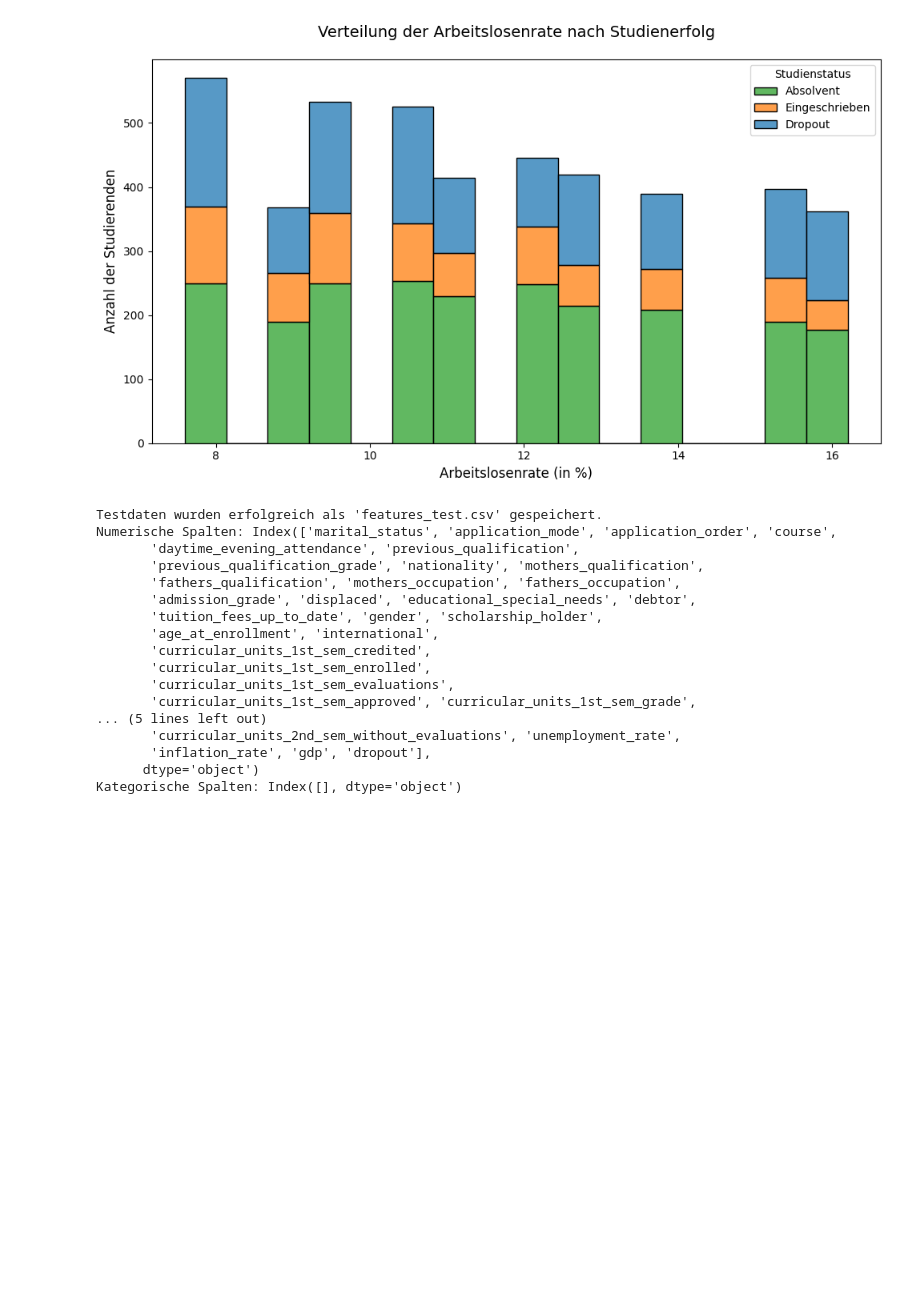
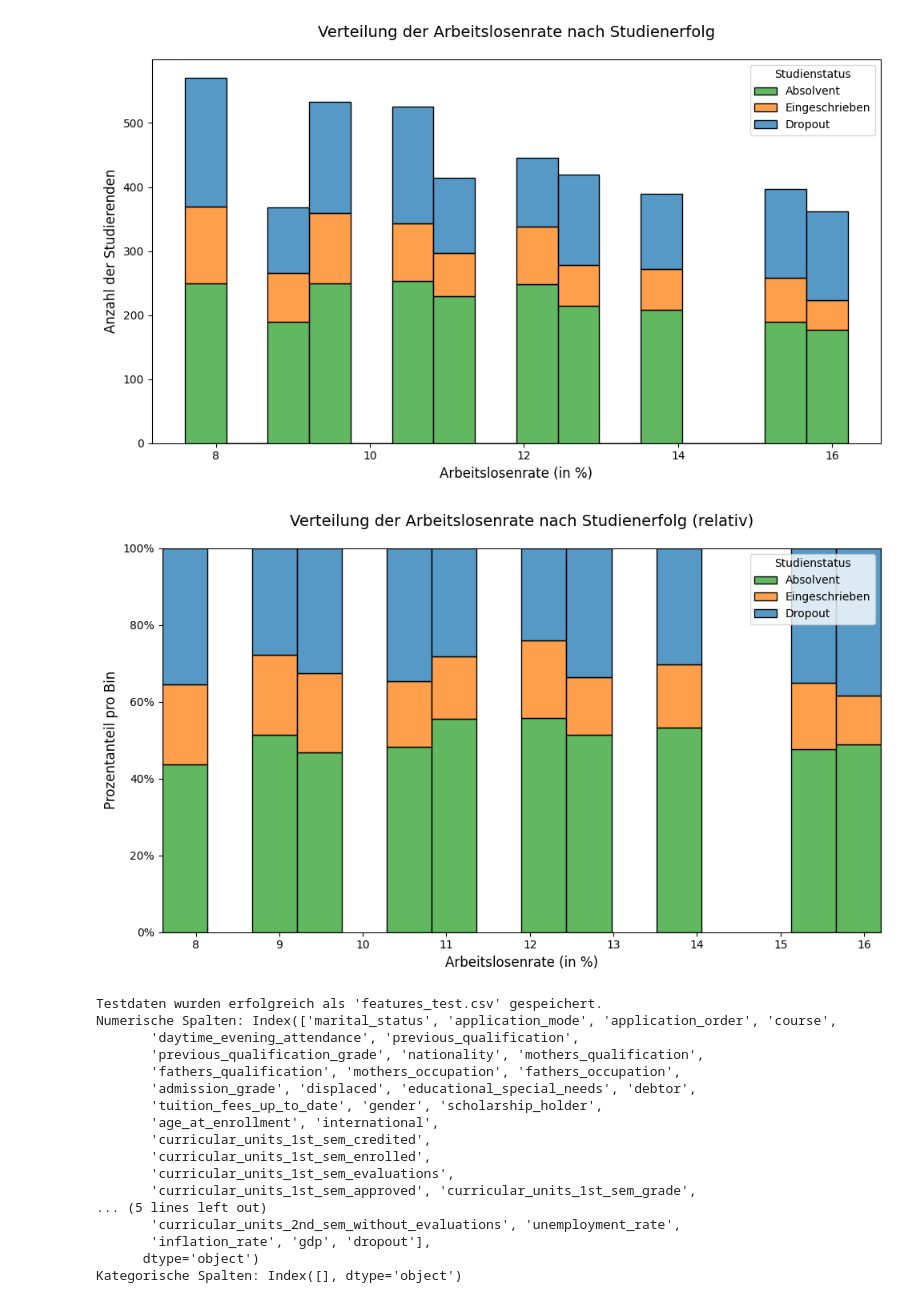
Before and after one commit to Sorour2025/SorourEndProjekt, a Jupyter notebook: data.ipynb, the cells around one changed output. Saved outputs shown, nothing was run; the diff lists cells and outputs as text; code cells hidden in the pictures; blank space fills up the shorter version.

```diff
--- a/data.ipynb
+++ b/data.ipynb
@@ -408,6 +410,31 @@ plt.tight_layout()
 plt.show()
 # %% [output]
 [figure]
+# %%
+import matplotlib.pyplot as plt
+import seaborn as sns
+from matplotlib.ticker import PercentFormatter
+
+plt.figure(figsize=(10, 6))
+
+sns.histplot(
+    data=df,
+    x='unemployment_rate',
+    hue='target',
+    multiple='fill',
+    stat='probability'
+)
+
+plt.gca().yaxis.set_major_formatter(PercentFormatter(1.0))  # skaliert 0..1 in 0..100%
+plt.title("Verteilung der Arbeitslosenrate nach Studienerfolg (relativ)", fontsize=14, pad=20)
+plt.xlabel("Arbeitslosenrate (in %)", fontsize=12)
+plt.ylabel("Prozentanteil pro Bin", fontsize=12)
+plt.legend(title="Studienstatus", labels=["Absolvent", "Eingeschrieben", "Dropout"])
+
+plt.tight_layout()
+plt.show()
+# %% [output]
+[figure, added]
 # %%
 from sklearn.model_selection import train_test_split
 
```
Also changed, not shown: parts of 9 cells of this notebook.
